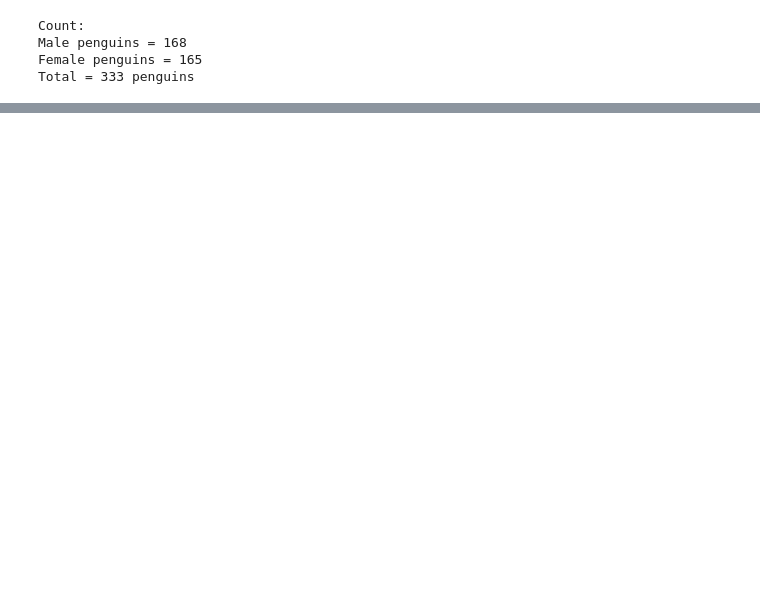
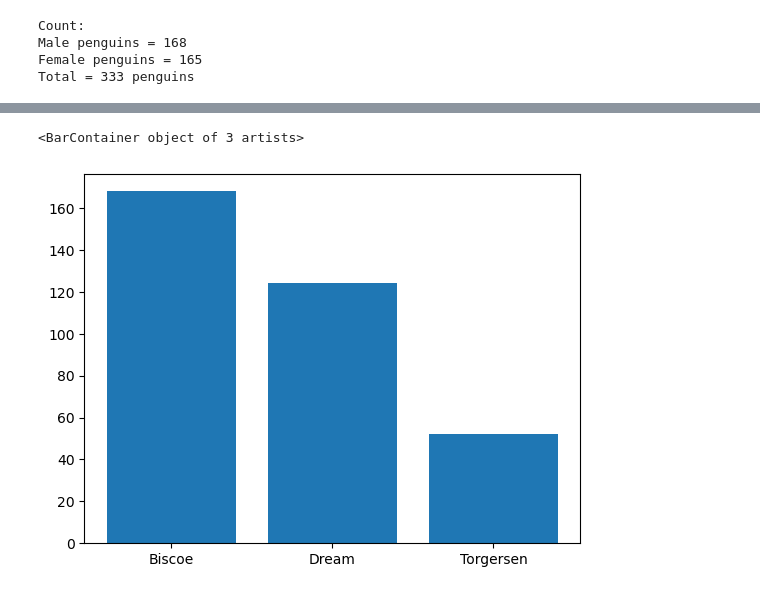
Before and after one commit to PeeBs68/mywork, a Jupyter notebook: penguins_temp.ipynb, the cells around one changed output, grey strips where cells are left out. Saved outputs shown, nothing was run; the diff lists cells and outputs as text; code cells hidden in the pictures; blank space fills up the shorter version.

```diff
--- a/penguins_temp.ipynb
+++ b/penguins_temp.ipynb
@@ -138,0 +101,23 @@ Total = 333 penguins
+# %%
+# Create a list for island and plot a bar chart
+
+island_l = []
+for x in df['island']:
+    island_l.append(x)
+
+
+temp_island=np.unique(island_l)
+# print (temp_island)
+
+freq_list2 = []
+for x in temp_island:
+    freq_list2.append(island_l.count(x))
+
+#np.unique(species_l, return_counts=True)
+# print (freq_list2, temp_island)
+
+plt.bar(temp_island, freq_list2)
+#plt.show
+# %% [output]
+<BarContainer object of 3 artists>
+[figure, added]
```
Also changed, not shown: parts of 13 cells of this notebook.
